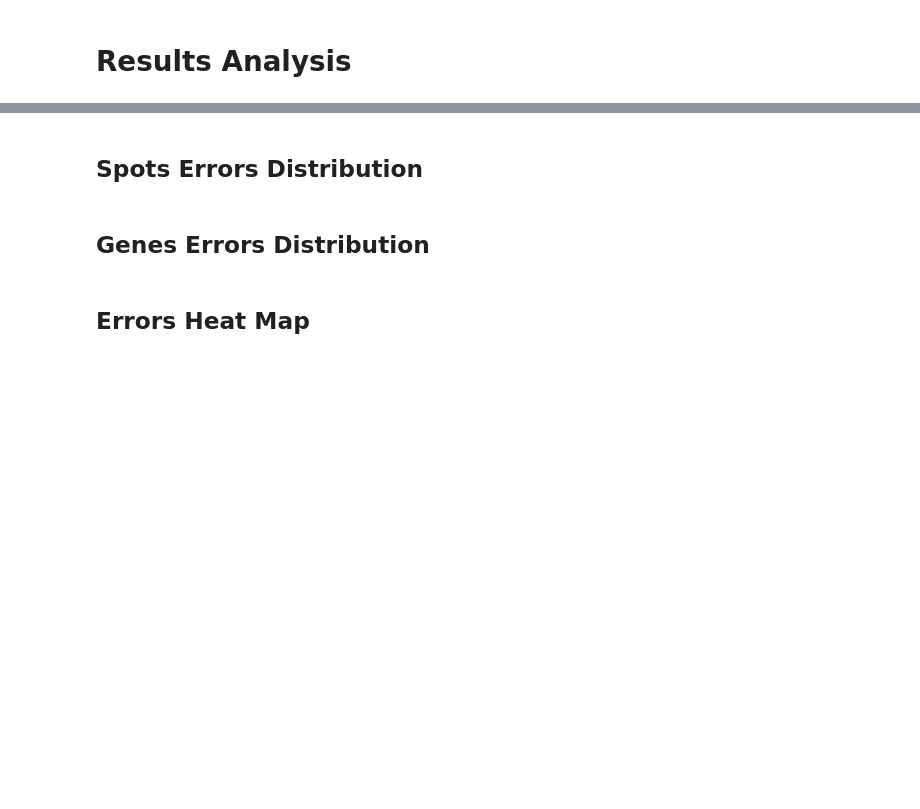
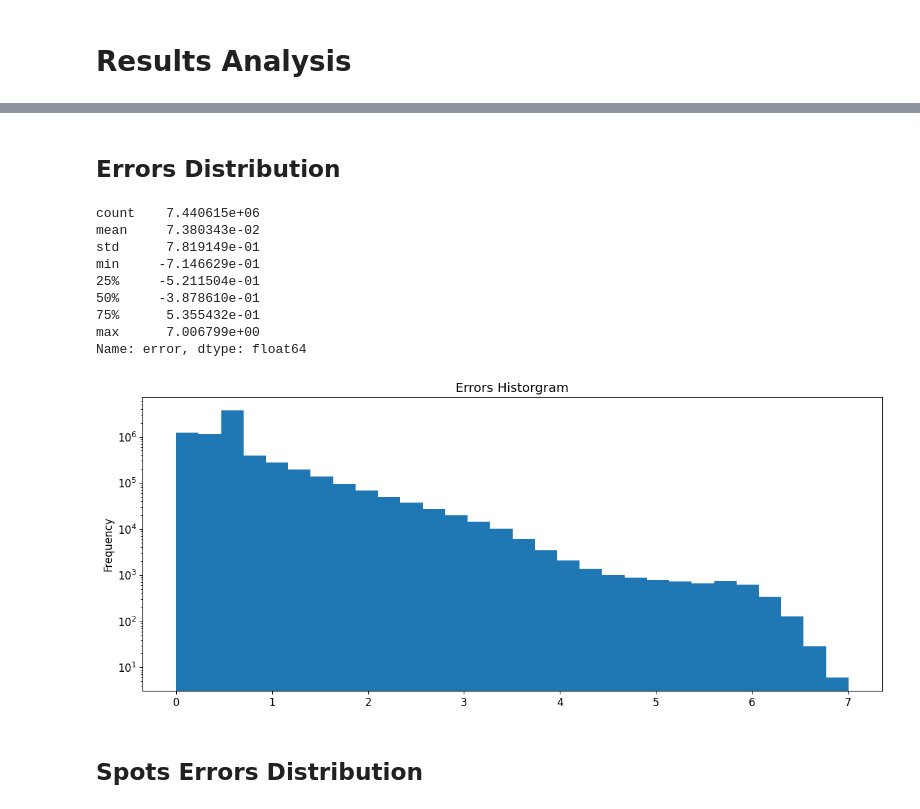
Before and after one commit to GuyAttia/MSC-Final-Project-ST, a Jupyter notebook: notebooks/AE-Log-Transform-NonZeroRMSE.ipynb, the cells around one changed output, grey strips where cells are left out. Drawn from its saved outputs; the diff is of its cells as text; code cells hidden in the pictures; blank space fills up the shorter version.

```diff
--- a/notebooks/AE-Log-Transform-NonZeroRMSE.ipynb
+++ b/notebooks/AE-Log-Transform-NonZeroRMSE.ipynb
@@ -76,7 +67,7 @@ Finish loading the data
 ## Set HyperParameters
 # %%
 model_name = 'AE'
-max_epochs = 150
+max_epochs = 1
 early_stopping = 5
 model_params = {
     'learning_rate': 0.1,
@@ -149,10 +122,11 @@ Valid final results = 2.0959355144943643
 # %%
 test_loss, df_test_preds = tester.test(
     model=model,
-    criterion=criterion,
     dl_test=dl_test,
     device=device
 )
-print(f'Test loss = {test_loss}')
-print(f'Test loss after exponent = {torch.exp(test_loss)}')
+print(f'Test RMSE loss = {test_loss}')
+print(f'Test RMSE loss after exponent = {torch.exp(test_loss)}')
+
+df_test_preds_clustering = df_test_preds.copy()
 # %% [output]
@@ -178,6 +137,46 @@ df_test_preds.head(1)
-# %% [markdown]
-## Spots Errors Distribution
-# %% [markdown]
-## Genes Errors Distribution
-# %% [markdown]
-## Errors Heat Map
+# %%
+# Load Ordinal Encoders
+with open(path.join('/', 'data', 'AE', 'genes_encoder.pkl'), 'rb') as f:
+    ae_oe_genes = pickle.load(f)
+with open(path.join('/', 'data', 'AE', 'spots_encoder.pkl'), 'rb') as f:
+    ae_oe_spots = pickle.load(f)
+
+dl_test_ae = torch.load(path.join('/', 'data', 'AE', 'dl_test.pth'))
+ae_test_matrix, _ = dl_test_ae.dataset.get_all_data()
+df_test_true_ra = pd.DataFrame(ae_test_matrix.to('cpu'))
+df_test_true_ra = df_test_true_ra.melt(ignore_index=False).reset_index().rename(columns={'index': 'gene', 'variable': 'spot', 'value': 'y'})
+print(df_test_true_ra.shape)
+df_test_true_ra.head()
+
+
+df_test_preds_ra = df_test_preds.melt(ignore_index=False).reset_index().rename(columns={'index': 'gene', 'variable': 'spot', 'value': 'y_pred'})
+print(df_test_preds_ra.shape)
+df_test_preds_ra.head()
+
+df_test_preds = pd.merge(left=df_test_true_ra, right=df_test_preds_ra, how='inner', on=['gene', 'spot'])
+print(df_test_preds.shape)
+df_test_preds['y_fixed'] = np.exp(df_test_preds['y'])
+df_test_preds['y_pred_fixed'] = np.exp(df_test_preds['y_pred'])
+
+y_col = 'y'
+y_pred_col = 'y_pred'
+
+df_test_preds['error'] = df_test_preds[y_col] - df_test_preds[y_pred_col]
+df_test_preds.head()
+# %% [markdown]
+## Errors Distribution
+# %%
+error_distribution(df_test_preds)
+# %% [output]
+count    7.440615e+06
+mean     7.380343e-02
+std      7.819149e-01
+min     -7.146629e-01
+25%     -5.211504e-01
+50%     -3.878610e-01
+75%      5.355432e-01
+max      7.006799e+00
+Name: error, dtype: float64
+[figure, added]
+# %% [markdown]
+## Spots Errors Distribution
```
Also changed, not shown: parts of 16 cells of this notebook, 6 other files.
